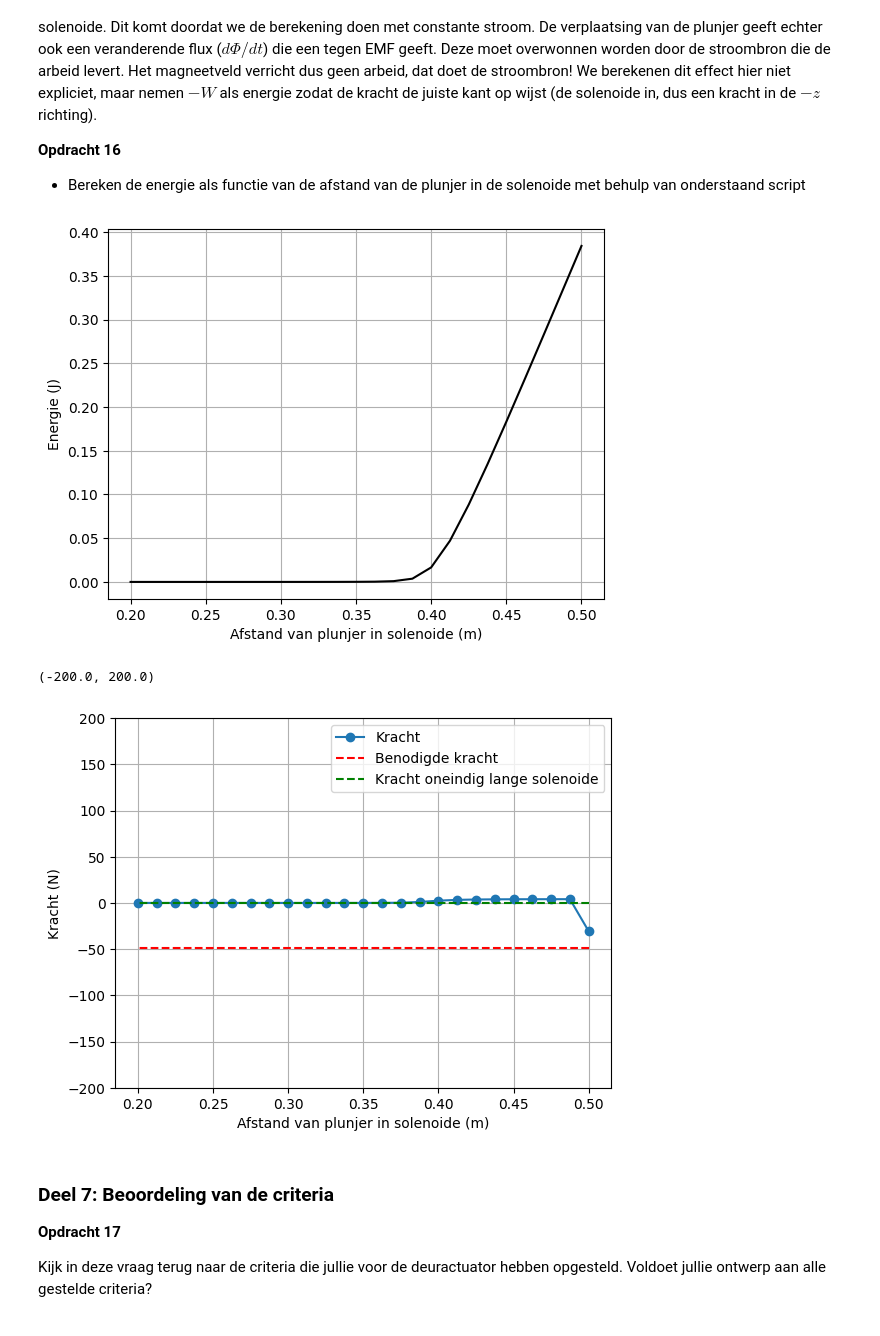
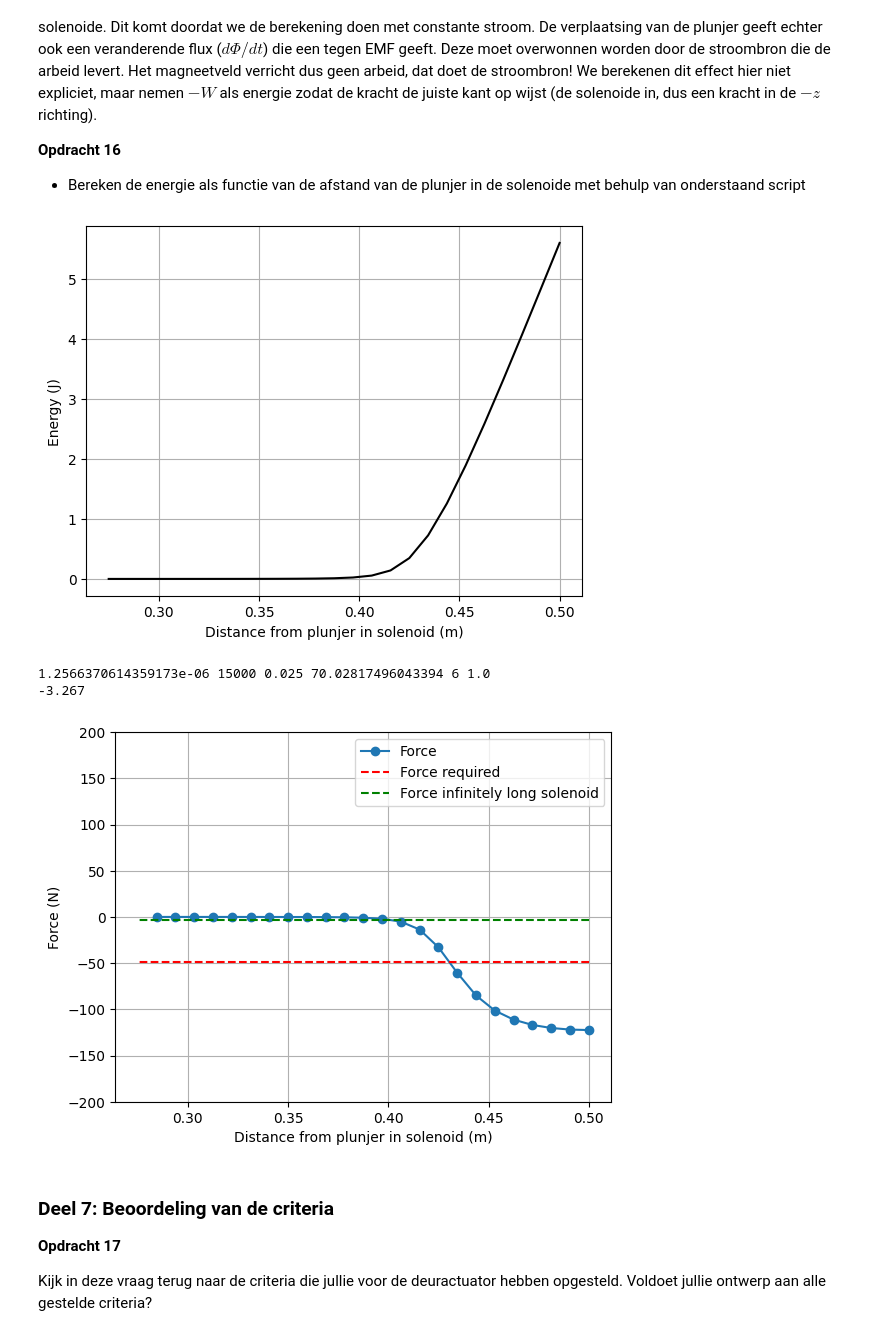
Before and after one commit to pieterbroerse/opdrachten-DEF-D, a Jupyter notebook: DigitaleOntwerpopdrachten/2KrachtactuatorOpdracht/KrachtactuatorOpdracht.ipynb, the cells around one changed output. Drawn from its saved outputs; the diff is of its cells as text; code cells hidden in the pictures.

```diff
--- a/DigitaleOntwerpopdrachten/2KrachtactuatorOpdracht/KrachtactuatorOpdracht.ipynb
+++ b/DigitaleOntwerpopdrachten/2KrachtactuatorOpdracht/KrachtactuatorOpdracht.ipynb
@@ -534,33 +538,37 @@ Zoals je uit je berekening voor het $\mathbf{H}$ kan zien is de energie van de p
 
 * Bereken de energie als functie van de afstand van de plunjer in de solenoide met behulp van onderstaand script
 # %%
-mu_r = 1000
+mu_r = 10000
 
 # integrate the field up to point z_p
 Wz = -0.5 * np.pi * r_sol**2 * np.cumsum(np.flipud(H_ax) * mu_r * mu_0 * np.flipud(H_ax)) * (z_ax[1] - z_ax[0])
 
 plt.plot(L_s/2 - z_ax, np.abs(np.flipud(Wz)), '-k')
-plt.xlabel('Afstand van plunjer in solenoide (m)')
-plt.ylabel('Energie (J)')
+plt.xlabel('Distance from plunjer in solenoid (m)')
+plt.ylabel('Energy (J)')
 plt.grid()
 # %% [output]
-[figure, old version]
+[figure, new version]
 # %%
 force_analytical = -mu_0 * mu_r * np.pi * r_sol**2 * N_turns**2 * I**2 / 2 / L_s**2  # Analytical infinite solenoid force
-force_numerical = np.diff(Wz, n=1, append=[0]) / (z_ax[1] - z_ax[0])  # Numerical force from energy
+force_numerical = np.diff((Wz) / (z_ax[1] - z_ax[0]))  # Numerical force from energy
 
 # Plotting the results
-plt.plot(L_s/2 - z_ax, -np.flipud(force_numerical), '-o', label='Kracht')
-plt.plot(L_s/2 - z_ax, (-5*9.8) * np.ones(n_ax), '--r', label='Benodigde kracht')
-plt.plot(L_s/2 - z_ax, force_analytical * np.ones(n_ax), '--g', label='Kracht oneindig lange solenoide')
-plt.xlabel('Afstand van plunjer in solenoide (m)')
-plt.ylabel('Kracht (N)')
+plt.plot(L_s/2 - z_ax[:-1], np.flipud(force_numerical), '-o', label='Force')
+plt.plot(L_s/2 - z_ax, (-5*9.8) * np.ones(n_ax), '--r', label='Force required')
+plt.plot(L_s/2 - z_ax, force_analytical * np.ones(n_ax), '--g', label='Force infinitely long solenoid')
+plt.xlabel('Distance from plunjer in solenoid (m)')
+plt.ylabel('Force (N)')
 plt.grid()
 plt.legend()
 plt.ylim([-200, 200])
+
+print(mu_0, mu_r, r_sol, N_turns, I, L_s)
+print(force_analytical)
 # %% [output]
-(-200.0, 200.0)
+1.2566370614359173e-06 15000 0.025 70.02817496043394 6 1.0
+-3.267
-[figure, old version]
+[figure, new version]
 # %% [markdown]
 ### Deel 7: Beoordeling van de criteria
 **Opdracht 17**
```
Also changed, not shown: parts of 3 cells of this notebook.
